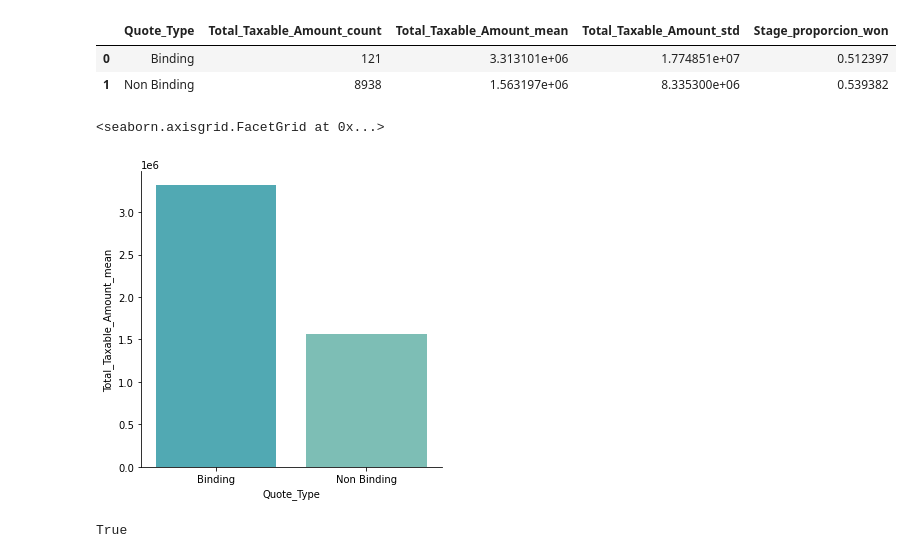
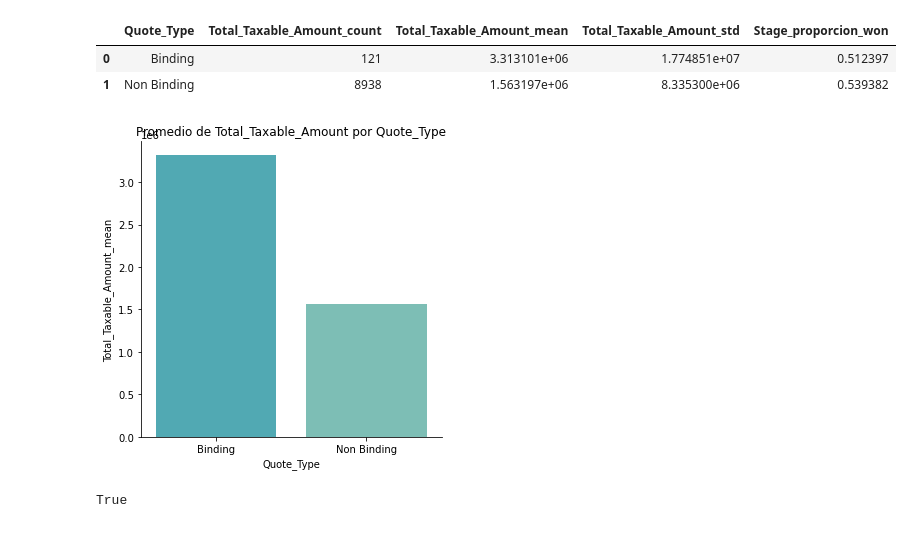
Before and after one commit to RiedelNicolas/75.06-2C2020-TP1, a Jupyter notebook: Codigo_analisis.ipynb, the cells around one changed output. Cells and saved outputs as stored; diff of their text form; code cells hidden in the pictures.

```diff
--- a/Codigo_analisis.ipynb
+++ b/Codigo_analisis.ipynb
@@ -221,11 +221,14 @@ valores_por_quote
 # %%
 cmap = plt.get_cmap('YlGnBu')
 saltos = np.linspace(0.5, 0.4, 2)
 colores = cmap(saltos)
 sns.catplot(x="Quote_Type",y="Total_Taxable_Amount_mean",data=valores_por_quote,kind="bar", palette = colores)
+
+plt.title("Promedio de Total_Taxable_Amount por Quote_Type")
+plt.savefig("img/precios/promedio_quote_type.png")
+plt.show()
 # %% [output]
-<seaborn.axisgrid.FacetGrid at 0x...>
-[figure, old version]
+[figure, new version]
 # %%
 #Me fijo si el Opportunity_Type, Opportunity_Owner y Account_Owner nunca cambia para un Opportunity_ID
 
```
Also changed, not shown: parts of 1 cell of this notebook, 2 other files.
